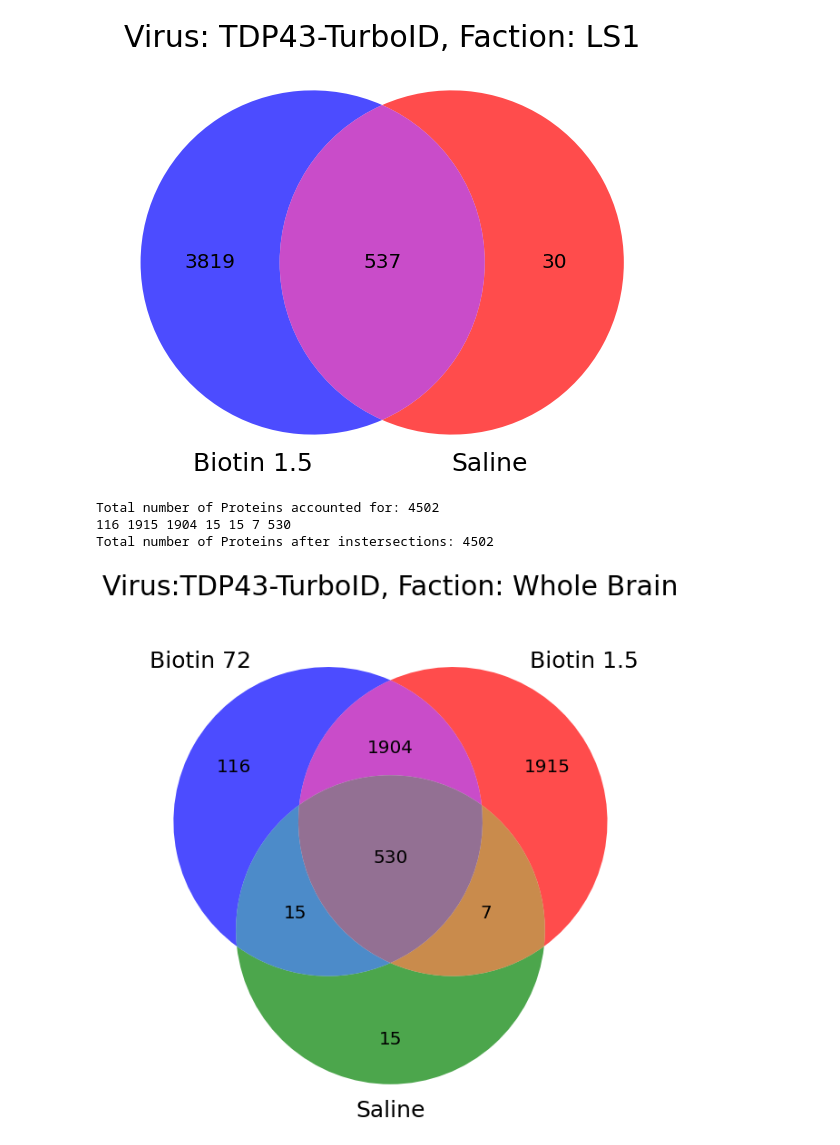
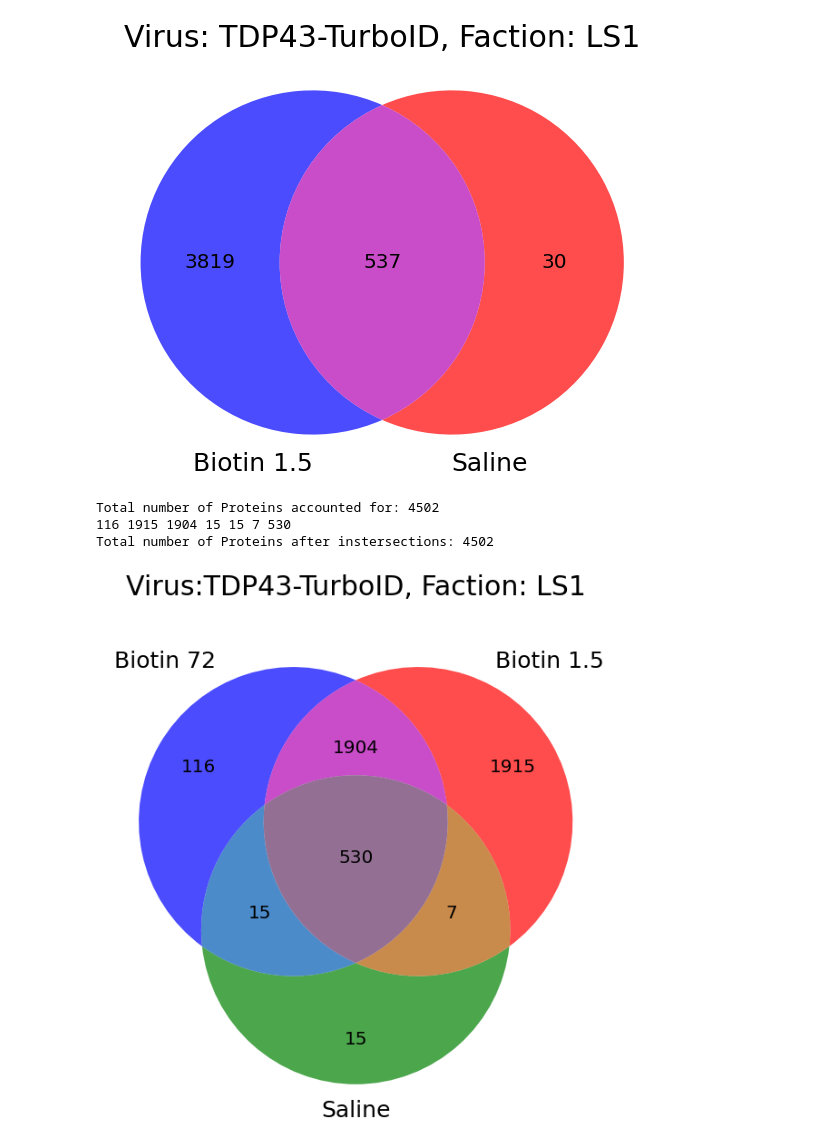
Before and after one commit to adamwbrew/Proteins, a Jupyter notebook: protein_visuals_virus_venn_diagram.ipynb, the cells around one changed output. Saved outputs shown, nothing was run; the diff lists cells and outputs as text; code cells hidden in the pictures.

```diff
--- a/protein_visuals_virus_venn_diagram.ipynb
+++ b/protein_visuals_virus_venn_diagram.ipynb
@@ -282,32 +282,32 @@ union_list_72_15_reduced = diff(union_list_72_15, union_list)
 union_list_72_saline_reduced = diff(union_list_72_saline, union_list)
 union_list_15_saline_reduced = diff(union_list_15_saline, union_list)
 
 TDP43TurboID_72_LS1_list_reduced = diff(diff(TDP43TurboID_72_LS1_list, TDP43TurboID_15_LS1_list), TDP43TurboID_saline_LS1_list)
 TDP43TurboID_15_LS1_list_reduced = diff(diff(TDP43TurboID_15_LS1_list, TDP43TurboID_72_LS1_list), TDP43TurboID_saline_LS1_list)
 TDP43TurboID_saline_LS1_list_reduced = diff(diff(TDP43TurboID_saline_LS1_list, TDP43TurboID_72_LS1_list), TDP43TurboID_15_LS1_list)
 
 print(len(TDP43TurboID_72_LS1_list_reduced), len(TDP43TurboID_15_LS1_list_reduced), len(union_list_72_15_reduced),
                                 len(TDP43TurboID_saline_LS1_list_reduced), len(union_list_72_saline_reduced), len(union_list_15_saline_reduced),
                                 len(union_list))
 print("Total number of Proteins after instersections:", len(union_list) + len(union_list_72_15_reduced) + len(union_list_72_saline_reduced) + len(union_list_15_saline_reduced)
  + len(TDP43TurboID_72_LS1_list_reduced) + len(TDP43TurboID_15_LS1_list_reduced) + len(TDP43TurboID_saline_LS1_list_reduced))
 
 plt.figure(figsize=(10,12), facecolor='white')
-plt.title("Virus:TDP43-TurboID, Faction: Whole Brain\n", size = 30)
+plt.title("Virus:TDP43-TurboID, Faction: LS1\n", size = 30)
 ax = plt.gca()
 vd = venn3_unweighted(subsets = (len(TDP43TurboID_72_LS1_list_reduced), len(TDP43TurboID_15_LS1_list_reduced), len(union_list_72_15_reduced),
                                 len(TDP43TurboID_saline_LS1_list_reduced), len(union_list_72_saline_reduced), len(union_list_15_saline_reduced),
                                 len(union_list)), set_colors=("blue","red", "green"), set_labels = ('Biotin 72', 'Biotin 1.5', 'Saline'), alpha = 0.7)
 
 for text in vd.set_labels:
    text.set_fontsize(25)
 
 for text in vd.subset_labels:
    text.set_fontsize(20)
 
 plt.show()
 # %% [output]
 Total number of Proteins accounted for: 4502
 116 1915 1904 15 15 7 530
 Total number of Proteins after instersections: 4502
-[figure, old version]
+[figure, new version]
```
